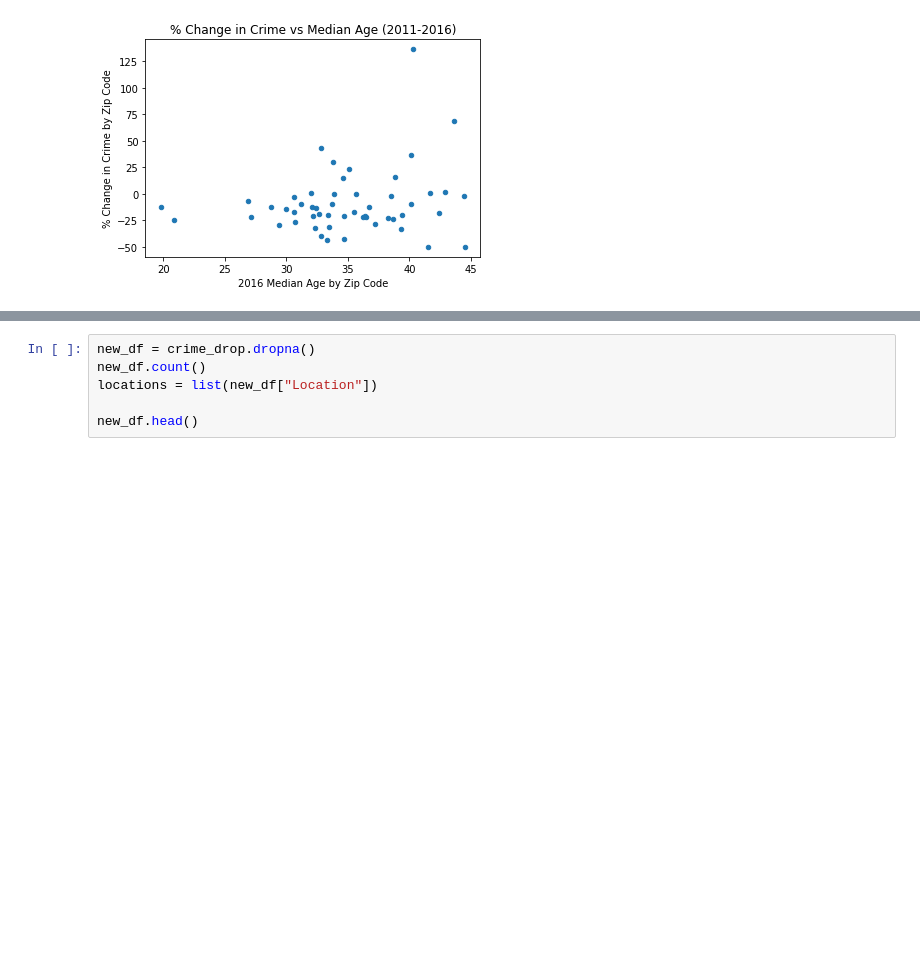
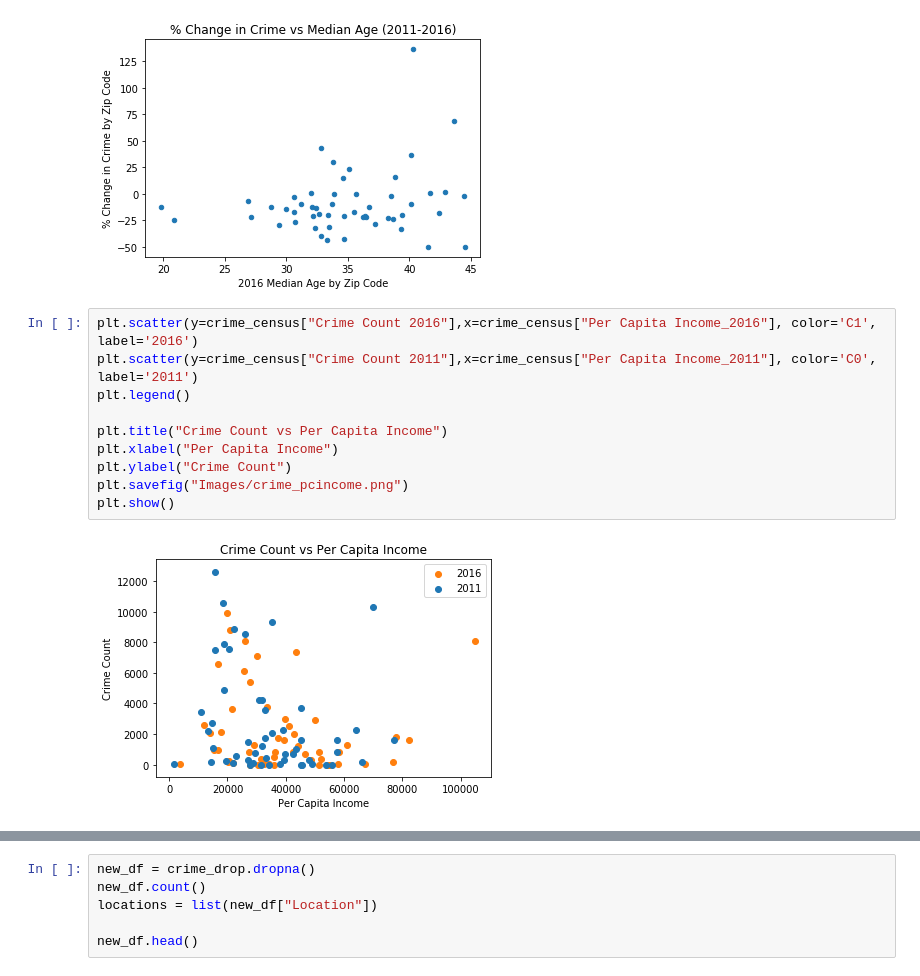
Before and after one commit to Kerrykova/Project1, a Jupyter notebook: Visualizations.ipynb, the cells around one changed output, grey strips where cells are left out. Drawn from its saved outputs; the diff is of its cells as text; blank space fills up the shorter version.

```diff
--- a/Visualizations.ipynb
+++ b/Visualizations.ipynb
@@ -244,4 +244,16 @@ plt.savefig("Images/CrimeAge.png")
 plt.show()
 # %% [output]
 [figure]
+# %%
+plt.scatter(y=crime_census["Crime Count 2016"],x=crime_census["Per Capita Income_2016"], color='C1', label='2016')
+plt.scatter(y=crime_census["Crime Count 2011"],x=crime_census["Per Capita Income_2011"], color='C0', label='2011')
+plt.legend()
+
+plt.title("Crime Count vs Per Capita Income")
+plt.xlabel("Per Capita Income")
+plt.ylabel("Crime Count")
+plt.savefig("Images/crime_pcincome.png")
+plt.show()
+# %% [output]
+[figure, added]
 # %%
```
Also changed, not shown: parts of 1 cell of this notebook.
